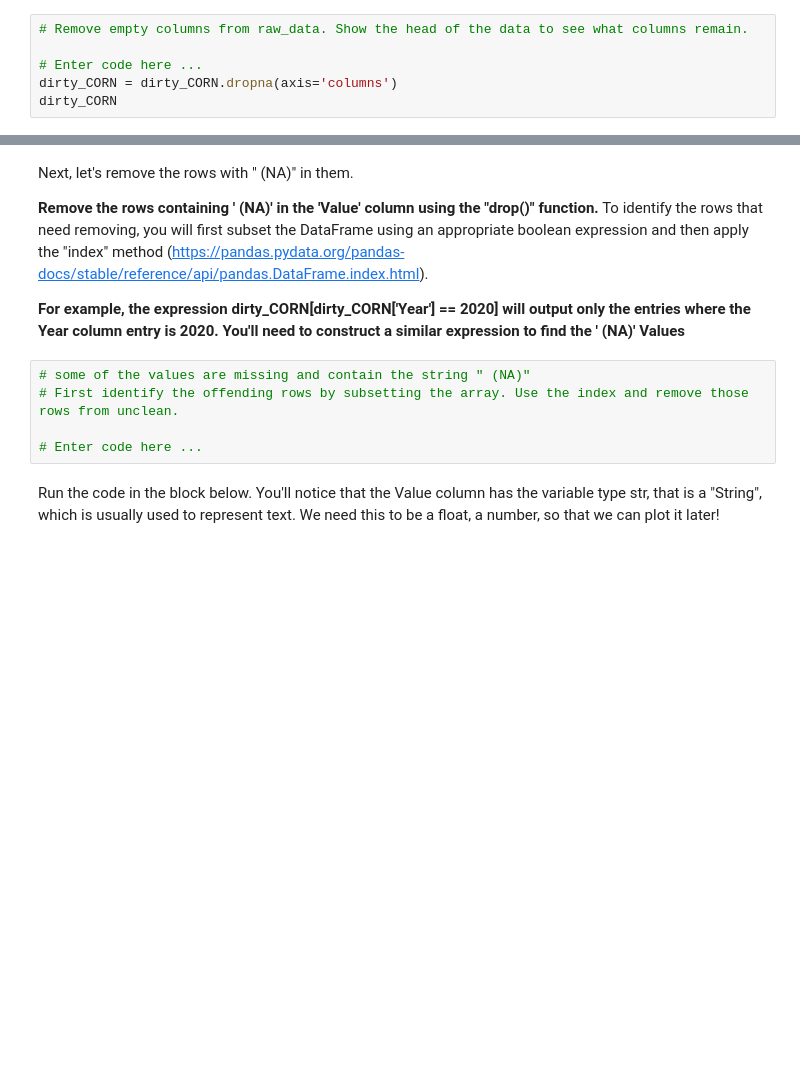
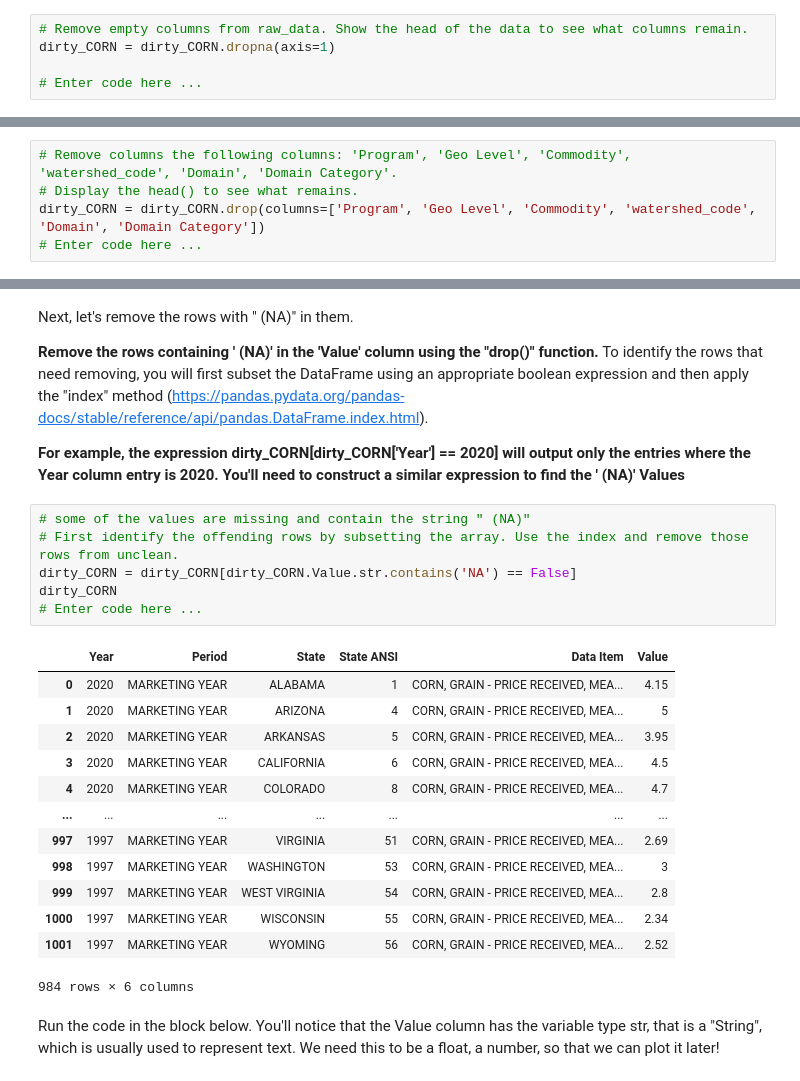
Before and after one commit to uelpalmer12/Uel-ASM591-Labs, a Jupyter notebook: Lab2/lab2/lab2-UelPalmer.ipynb, the cells around one changed output, grey strips where cells are left out. Cells and saved outputs as stored; diff of their text form; blank space fills up the shorter version.

```diff
--- a/Lab2/lab2/lab2-UelPalmer.ipynb
+++ b/Lab2/lab2/lab2-UelPalmer.ipynb
@@ -184,7 +181,6 @@ Let's start by removing the columns with missing data that we found earlier - th
 **Use the ".dropna()" function to remove all data entries with missing values. For help with this task, consult this tutorial: https://pandas.pydata.org/docs/reference/api/pandas.DataFrame.dropna.html. Hint: You will use three parameters: how, axis, and inplace.**
 # %%
 # Remove empty columns from raw_data. Show the head of the data to see what columns remain.
+dirty_CORN = dirty_CORN.dropna(axis=1)
 
 # Enter code here ...
-dirty_CORN = dirty_CORN.dropna(axis='columns')
-dirty_CORN
@@ -206,5 +188,10 @@ dirty_CORN
 We'lll have to manually remove a few more rows with missing or repetitive columns that are't useful: columns "Program", "Geo Level", "watershed_code", "Commodity", "Domain", and "Domain Category" can all go. Let's drop them too!
 
 **Use the "drop()" function in order to specify which columns to remove: https://pandas.pydata.org/pandas-docs/stable/reference/api/pandas.DataFrame.drop.html**
+# %%
+# Remove columns the following columns: 'Program', 'Geo Level', 'Commodity', 'watershed_code', 'Domain', 'Domain Category'.
+# Display the head() to see what remains.
+dirty_CORN = dirty_CORN.drop(columns=['Program', 'Geo Level', 'Commodity', 'watershed_code', 'Domain', 'Domain Category'])
+# Enter code here ...
 # %%
 # Print the shape of the data to ensure the empty columns have been removed, and that no rows have been lost.
@@ -221,8 +208,23 @@ Next, let's remove the rows with " (NA)" in them.
 # %%
 # some of the values are missing and contain the string " (NA)"
 # First identify the offending rows by subsetting the array. Use the index and remove those rows from unclean.
-
+dirty_CORN = dirty_CORN[dirty_CORN.Value.str.contains('NA') == False]
+dirty_CORN
 # Enter code here ...
+# %% [output]
+|  | Year | Period | State | State ANSI | Data Item | Value |
+| 0 | 2020 | MARKETING YEAR | ALABAMA | 1 | CORN, GRAIN - PRICE RECEIVED, MEA... | 4.15 |
+| 1 | 2020 | MARKETING YEAR | ARIZONA | 4 | CORN, GRAIN - PRICE RECEIVED, MEA... | 5 |
+| 2 | 2020 | MARKETING YEAR | ARKANSAS | 5 | CORN, GRAIN - PRICE RECEIVED, MEA... | 3.95 |
+| 3 | 2020 | MARKETING YEAR | CALIFORNIA | 6 | CORN, GRAIN - PRICE RECEIVED, MEA... | 4.5 |
+| 4 | 2020 | MARKETING YEAR | COLORADO | 8 | CORN, GRAIN - PRICE RECEIVED, MEA... | 4.7 |
+| ... | ... | ... | ... | ... | ... | ... |
+| 997 | 1997 | MARKETING YEAR | VIRGINIA | 51 | CORN, GRAIN - PRICE RECEIVED, MEA... | 2.69 |
+| 998 | 1997 | MARKETING YEAR | WASHINGTON | 53 | CORN, GRAIN - PRICE RECEIVED, MEA... | 3 |
+| 999 | 1997 | MARKETING YEAR | WEST VIRGINIA | 54 | CORN, GRAIN - PRICE RECEIVED, MEA... | 2.8 |
+| 1000 | 1997 | MARKETING YEAR | WISCONSIN | 55 | CORN, GRAIN - PRICE RECEIVED, MEA... | 2.34 |
+| 1001 | 1997 | MARKETING YEAR | WYOMING | 56 | CORN, GRAIN - PRICE RECEIVED, MEA... | 2.52 |
+984 rows × 6 columns
 # %% [markdown]
 Run the code in the block below. You'll notice that the Value column has the variable type str, that is a "String", which is usually used to represent text. We need this to be a float, a number, so that we can plot it later!
 # %%
```
Also changed, not shown: parts of 6 cells of this notebook.
